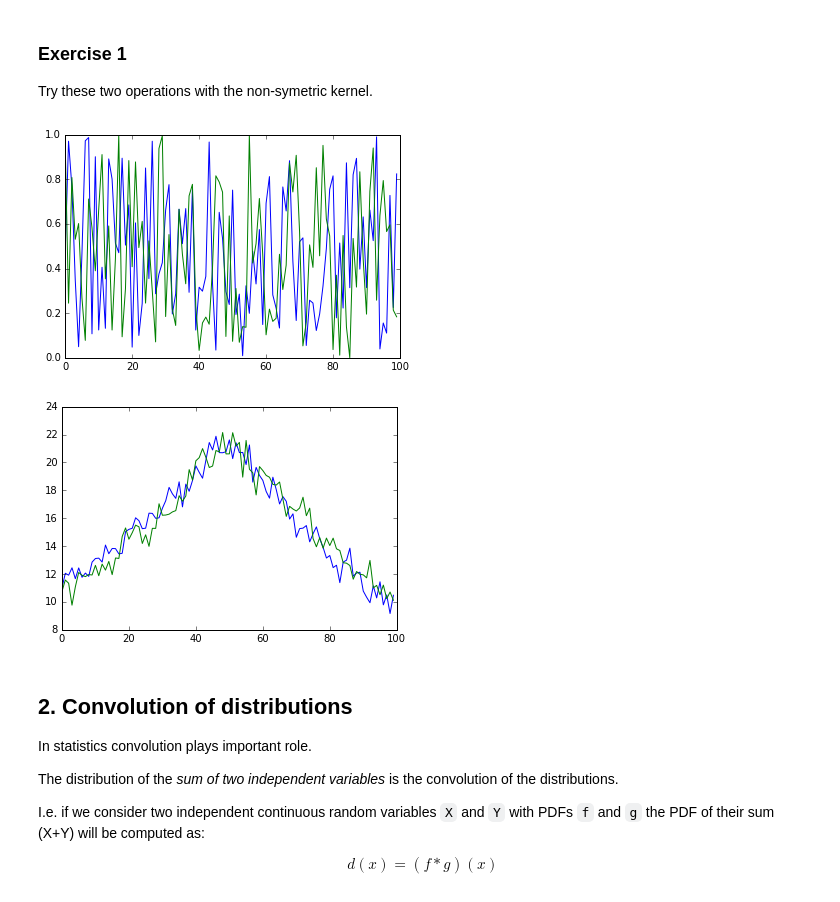
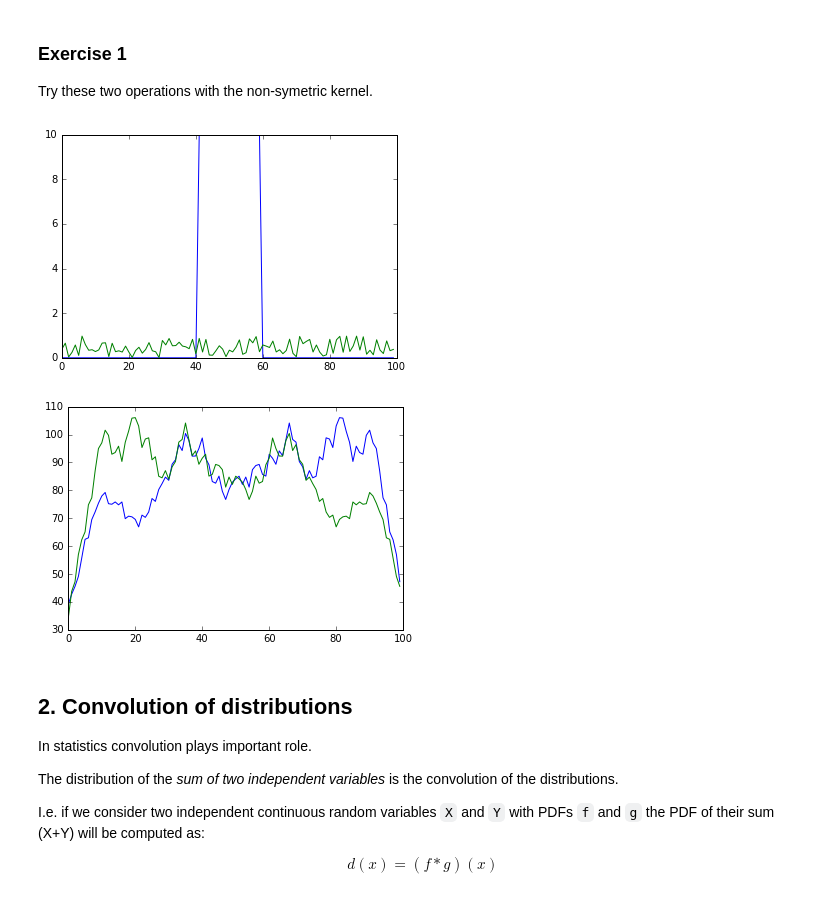
Before and after one commit to alex2304/advstat-labs, a Jupyter notebook: Lab02/Lab02.ipynb, the cells around one changed output. Saved outputs shown, nothing was run; the diff lists cells and outputs as text; code cells hidden in the pictures.

```diff
--- a/Lab02/Lab02.ipynb
+++ b/Lab02/Lab02.ipynb
@@ -82,15 +82,16 @@ Try these two operations with the non-symetric kernel.
 # %%
 from numpy import random
 # your code here
 
-x, y = random.random(N), random.random(N)
+y = random.random(N)
+# x, y = random.random(N), random.random(N)
 
 plt.plot(x)
 plt.plot(y)
 
 plt.show()
 # %% [output]
-[figure, old version]
+[figure, new version]
 # %%
 x_conv, x_corr = (convolve(x,y,'same'),
                   correlate(x,y,'same'))
@@ -100,7 +101,7 @@ plt.plot(x_corr)
 
 plt.show()
 # %% [output]
-[figure, old version]
+[figure, new version]
 # %% [markdown]
 ## 2. Convolution of distributions
 In statistics convolution plays important role.
```
Also changed, not shown: parts of 2 cells of this notebook.
